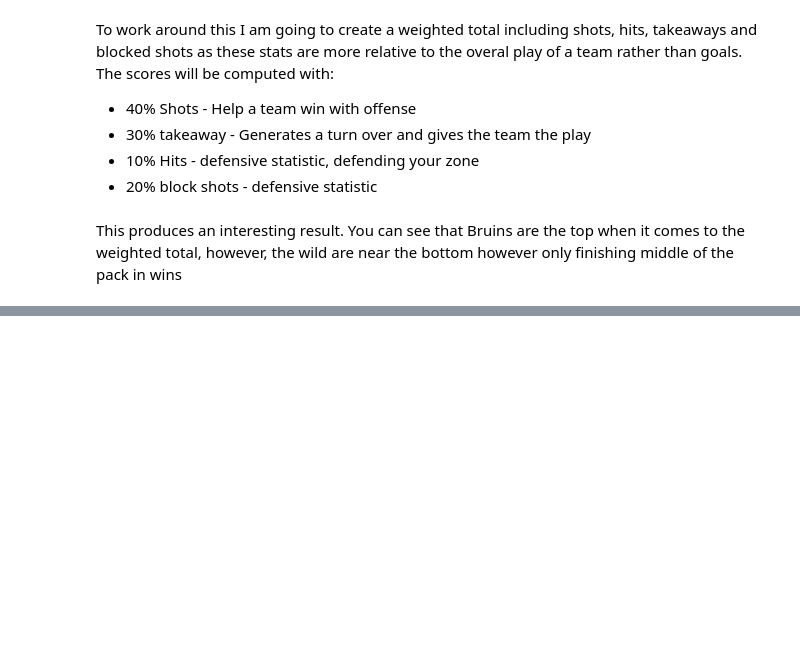
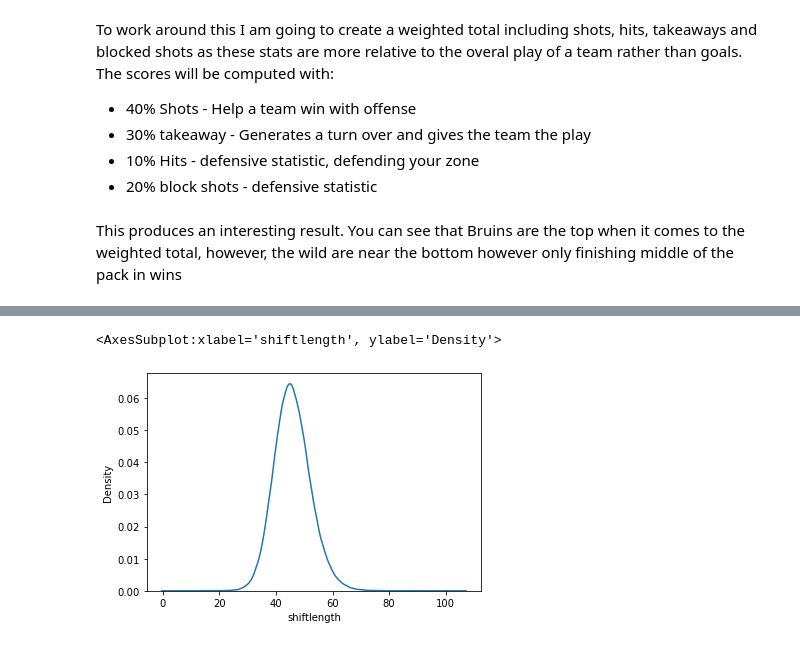
Before and after one commit to data301-2021-summer2/project-group39-project, a Jupyter notebook: analysis/Nhl-Analysis.ipynb, the cells around one changed output, grey strips where cells are left out. Saved outputs shown, nothing was run; the diff lists cells and outputs as text; code cells hidden in the pictures; blank space fills up the shorter version.

```diff
--- a/analysis/Nhl-Analysis.ipynb
+++ b/analysis/Nhl-Analysis.ipynb
@@ -27,15 +27,30 @@ The next line we are just importing the data from our local repositorys, this ca
 
 All data is provided and can be sourced from the NHL’s API, unofficial documentation can be found on Drew Hynes’ gitlab here: https://gitlab.com/dword4/nhlapi/-/blob/master/stats-api.md
 # %%
-k = "C:/Users/keati/Documents/Cosc301/Nhl_Data/game_teams_stats.csv"
-l = "C:/Users/keati/Documents/Cosc301/Nhl_Data/team_info.csv"
-z = "C:/Users/keati/Documents/Cosc301/Nhl_Data/game.csv"
+#k = "C:/Users/keati/Documents/Cosc301/Nhl_Data/game_teams_stats.csv"
+#l = "C:/Users/keati/Documents/Cosc301/Nhl_Data/team_info.csv"
+#z = "C:/Users/keati/Documents/Cosc301/Nhl_Data/game.csv"
+adress1 = "/Users/vanessadunn/Documents/School/4thYear/Data301/game_shifts.csv"
+adress2 = "/Users/vanessadunn/Documents/School/4thYear/Data301/game_skater_stats.csv"
 
-df1 = pf.CoachData(k)
-df2 = pf.TeamData(k)
-df3 = pf.TeamList(l)
-## df4 name is taken - go df5 and up :)
+#df1 = pf.CoachData(k)
+#df2 = pf.TeamData(k)
+#df3 = pf.TeamList(l)
+df11 = pf.ShiftsClean(adress1)
+df12 = pf.StatsClean(adress2)
 
+df11['game_id']=df11['game_id'].values.astype(str)
+df11['player_id']=df11['player_id'].values.astype(str)
+df11['ID']=df11['game_id'].str.cat(df11['player_id'],sep='-')
 
-Coach_df = pd.merge(df3,df1, how='inner')
-total_df = pd.concat([df3,df2],axis=1).reindex(df2.index)
+df12['game_id']=df12['game_id'].values.astype(str)
+df12['player_id']=df12['player_id'].values.astype(str)
+df12['ID']=df12['game_id'].str.cat(df12['player_id'],sep='-')
+df5 = df12.drop(['game_id','player_id'], axis='columns')
+
+df6 = pf.GroupPlayer(df11)
+
+df=pd.merge(df6,df5,how='inner',on ='ID')
+df=df[['ID','shiftlength','team_id','shots','Goals','Assists','plusMinus','timeOnIce']]
+#Coach_df = pd.merge(df3,df1, how='inner')
+#total_df = pd.concat([df3,df2],axis=1).reindex(df2.index)
@@ -135,0 +152,5 @@ This produces an interesting result. You can see that Bruins are the top when it
+# %%
+sns.kdeplot(df['shiftlength'])
+# %% [output]
+<AxesSubplot:xlabel='shiftlength', ylabel='Density'>
+[figure, added]
```
Also changed, not shown: parts of 11 cells of this notebook, 7 other files.
